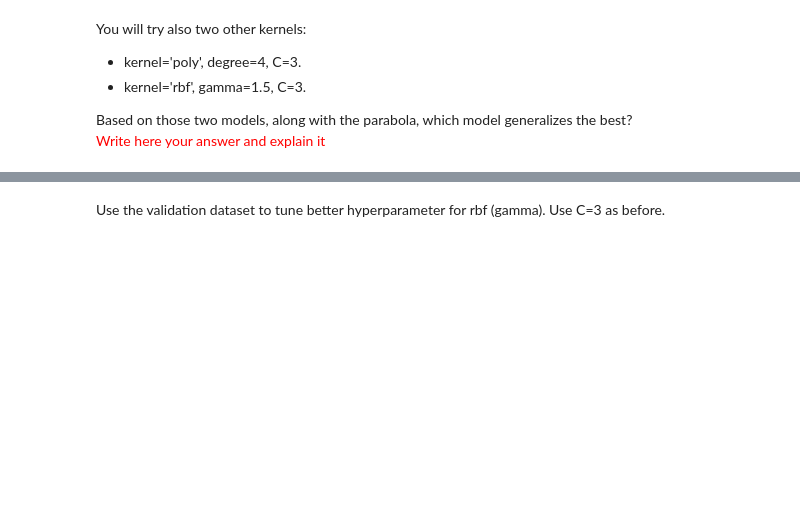
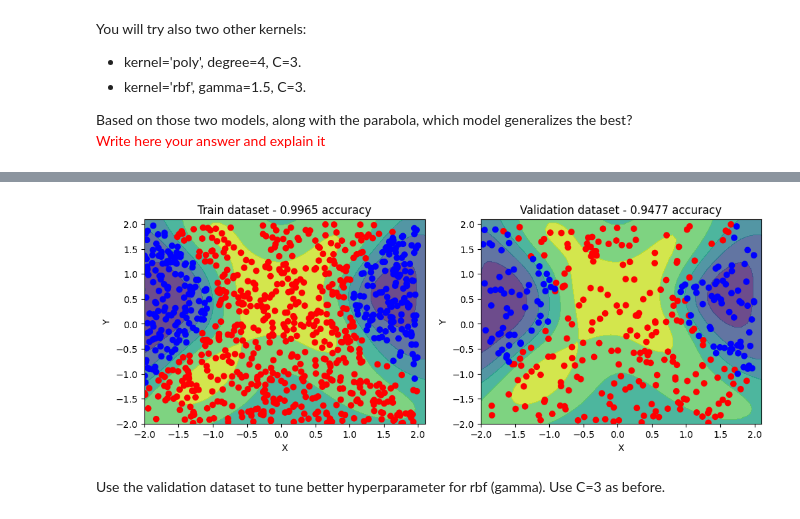
Before and after one commit to aseel1/Machine-learning, a Jupyter notebook: HW2.ipynb, the cells around one changed output, grey strips where cells are left out. Cells and saved outputs as stored; diff of their text form; code cells hidden in the pictures; blank space fills up the shorter version.

```diff
--- a/HW2.ipynb
+++ b/HW2.ipynb
@@ -572,31 +665,33 @@ plt.show()
 # %%
 from sklearn.svm import SVC
 
-model = # Implement here
+model =SVC(kernel='rbf', gamma=1.5, C=3)
 clf = model.fit(X_train, y_train)
 
 xx, yy = np.meshgrid(np.arange(-2, 2.2, 0.1), np.arange(-2, 2.2, 0.1))
 xy = np.c_[xx.ravel(), yy.ravel()]
 
 P = model.decision_function(xy).reshape(xx.shape)
 
 fig, axs = plt.subplots(1, 2, figsize=(12, 4))
 
 # Plot the training data on the first subplot
 axs[0].contourf(xx, yy, P, alpha=0.8)
 scatter1 = axs[0].scatter(X_train[:, 0], X_train[:, 1], c=y_train, cmap='bwr')
 axs[0].set_xlabel('X')
 axs[0].set_ylabel('Y')
 axs[0].set_title(f'Train dataset - {clf.score(X_train, y_train):.4f} accuracy')
 
 # Plot the validation data on the second subplot
 axs[1].contourf(xx, yy, P, alpha=0.8)
 scatter2 = axs[1].scatter(X_val[:, 0], X_val[:, 1], c=y_val, cmap='bwr')
 axs[1].set_xlabel('X')
 axs[1].set_ylabel('Y')
 axs[1].set_title(f'Validation dataset - {clf.score(X_val, y_val):.4f} accuracy')
 
 plt.show()
+# %% [output]
+[figure, added]
 # %% [markdown]
 Use the validation dataset to tune better hyperparameter for rbf (gamma). Use C=3 as before.
 # %%
```
Also changed, not shown: parts of 19 cells of this notebook, 1 other file.
